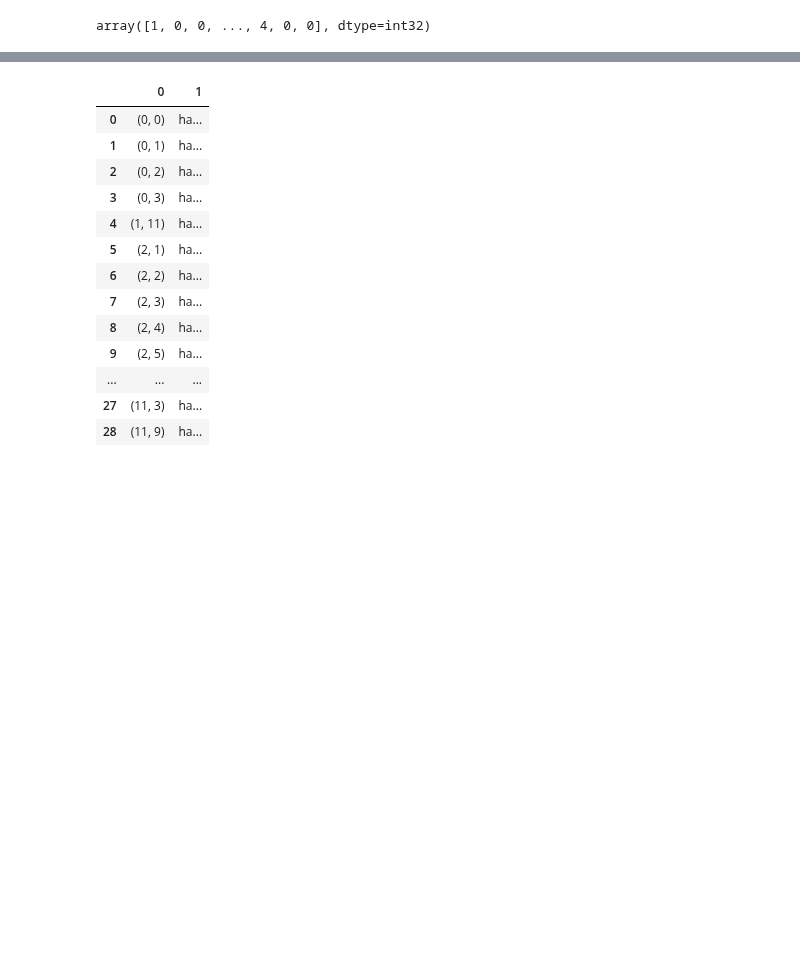
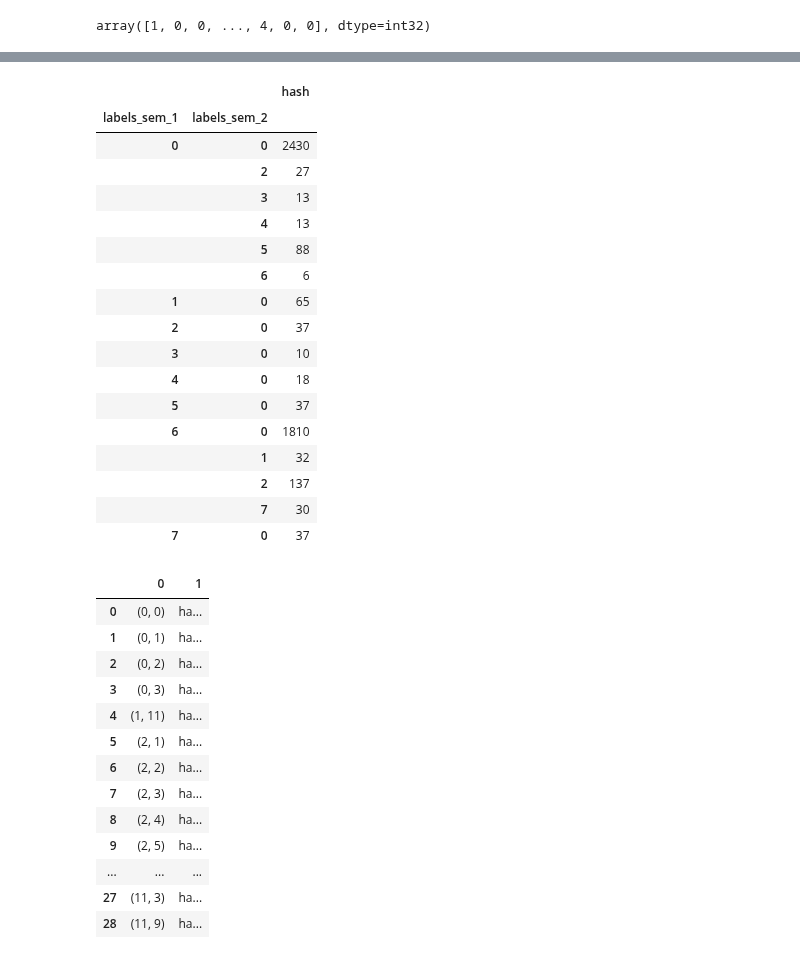
Before and after one commit to Maksimka9/clustering, a Jupyter notebook: main.ipynb, the cells around one changed output, grey strips where cells are left out. Cells and saved outputs as stored; diff of their text form; code cells hidden in the pictures; blank space fills up the shorter version.

```diff
--- a/main.ipynb
+++ b/main.ipynb
@@ -332,3 +333,7 @@ plt.scatter(compare_list[0].index, compare_list[0]['labels_sem_2'], c=compare_li
 np.array (compare_list[0]['labels_sem_1'])
 # %% [output]
 array([1, 0, 0, ..., 4, 0, 0], dtype=int32)
+# %%
+compare_labels_df = hash_df_list[i].merge(hash_df_list[i+1], on = 'hash', how = 'inner')
+compare_labels_df = compare_labels_df.rename(columns={'labels_x':'labels_sem_1','labels_y':'labels_sem_2'})
+compare_labels_df
@@ -335,3 +354,24 @@ array([1, 0, 0, ..., 4, 0, 0], dtype=int32)
+# %%
+compare_labels_df.groupby(['labels_sem_1', 'labels_sem_2']).count()
+# %% [output]
+|  |  | hash |
+| labels_sem_1 | labels_sem_2 |  |
+| 0 | 0 | 2430 |
+|  | 2 | 27 |
+|  | 3 | 13 |
+|  | 4 | 13 |
+|  | 5 | 88 |
+|  | 6 | 6 |
+| 1 | 0 | 65 |
+| 2 | 0 | 37 |
+| 3 | 0 | 10 |
+| 4 | 0 | 18 |
+| 5 | 0 | 37 |
+| 6 | 0 | 1810 |
+|  | 1 | 32 |
+|  | 2 | 137 |
+|  | 7 | 30 |
+| 7 | 0 | 37 |
 # %%
 group_df = pd.DataFrame(compare_labels_df.groupby(['labels_sem_1', 'labels_sem_2']))
 group_df
```
Also changed, not shown: parts of 6 cells of this notebook.
